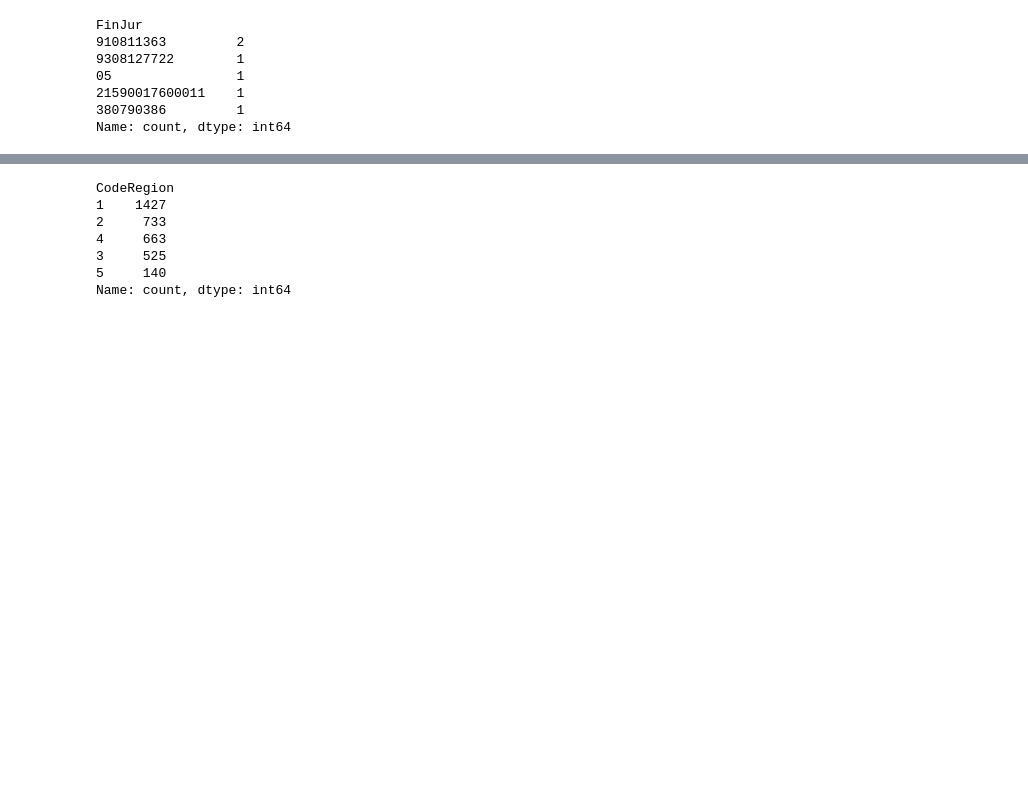
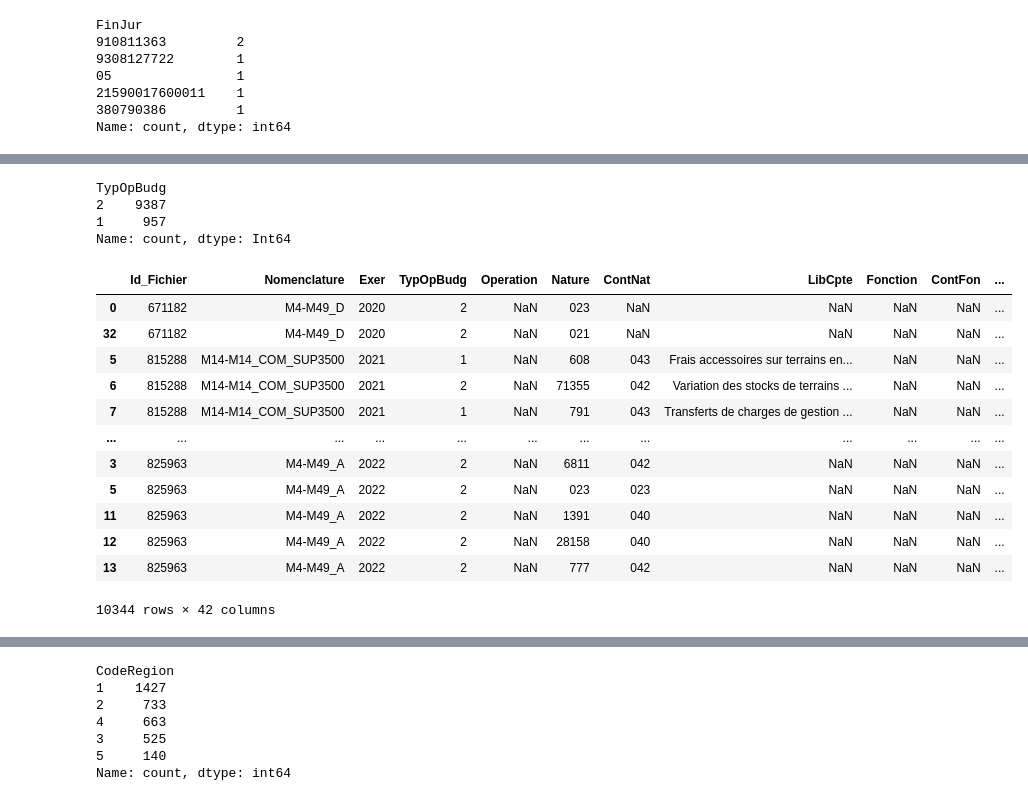
Before and after one commit to Verzocchia/ETL_Lignes_Budget_EV, a Jupyter notebook: extraction_par_bloc.ipynb, the cells around one changed output, grey strips where cells are left out. Cells and saved outputs as stored; diff of their text form; code cells hidden in the pictures; blank space fills up the shorter version.

```diff
--- a/extraction_par_bloc.ipynb
+++ b/extraction_par_bloc.ipynb
@@ -408,0 +422,3 @@ Name: count, dtype: int64
+# %%
+    chemin_xml_entree_glob = glob.glob(os.path.join('../fichiers20/todo_xml_20/', "*.gz"))
+chemin_xml_entree_glob
@@ -410,17 +454,14 @@ Name: count, dtype: int64
 chemin_20 = '../../fichiers20/todo_xml_20/'
 
 def multi_budget(chemin_des_xml) :
- ''' Changement à faire :
- - Enlever la liste, ne plus faire de concat
- - Faire une fonction de select dans la table
- - Faire une fonction d'insertion dans la table
- - Voir les 7 erreurs '''
+
  chemin_xml_entree_glob = glob.glob(os.path.join(chemin_des_xml, "*.gz"))
  #connection à la table
  liste_df = []
 
  for fichier in chemin_xml_entree_glob :
-  id_fichier = _isolement_id(fichier)
+
+  id_fichier = extraction_id(fichier)
   #print(id_fichier)
   #Necessite verif dans tables
   if id_fichier is None :
@@ -446,4 +487,4 @@ def multi_budget(chemin_des_xml) :
  df_mega = pd.concat(liste_df)
  return df_mega
 # %%
-der = multi_budget(chemin_20)
+der = multi_budget('../fichiers20/todo_xml_20/test_1k/')
@@ -455,3 +520,26 @@ der.head()
+# %%
+der['TypOpBudg'].value_counts()
+# %% [output]
+TypOpBudg
+2    9387
+1     957
+Name: count, dtype: Int64
+# %%
+der[~der['TypOpBudg'].isna()]
+# %% [output]
+|  | Id_Fichier | Nomenclature | Exer | TypOpBudg | Operation | Nature | ContNat | LibCpte | Fonction | ContFon | ... |
+| 0 | 671182 | M4-M49_D | 2020 | 2 | NaN | 023 | NaN | NaN | NaN | NaN | ... |
+| 32 | 671182 | M4-M49_D | 2020 | 2 | NaN | 021 | NaN | NaN | NaN | NaN | ... |
+| 5 | 815288 | M14-M14_COM_SUP3500 | 2021 | 1 | NaN | 608 | 043 | Frais accessoires sur terrains en... | NaN | NaN | ... |
+| 6 | 815288 | M14-M14_COM_SUP3500 | 2021 | 2 | NaN | 71355 | 042 | Variation des stocks de terrains ... | NaN | NaN | ... |
+| 7 | 815288 | M14-M14_COM_SUP3500 | 2021 | 1 | NaN | 791 | 043 | Transferts de charges de gestion ... | NaN | NaN | ... |
+| ... | ... | ... | ... | ... | ... | ... | ... | ... | ... | ... | ... |
+| 3 | 825963 | M4-M49_A | 2022 | 2 | NaN | 6811 | 042 | NaN | NaN | NaN | ... |
+| 5 | 825963 | M4-M49_A | 2022 | 2 | NaN | 023 | 023 | NaN | NaN | NaN | ... |
+| 11 | 825963 | M4-M49_A | 2022 | 2 | NaN | 1391 | 040 | NaN | NaN | NaN | ... |
+| 12 | 825963 | M4-M49_A | 2022 | 2 | NaN | 28158 | 040 | NaN | NaN | NaN | ... |
+| 13 | 825963 | M4-M49_A | 2022 | 2 | NaN | 777 | 042 | NaN | NaN | NaN | ... |
+10344 rows × 42 columns
 # %%
 der['Comp'].value_counts()
 # %% [output]
```
Also changed, not shown: parts of 27 cells of this notebook.
